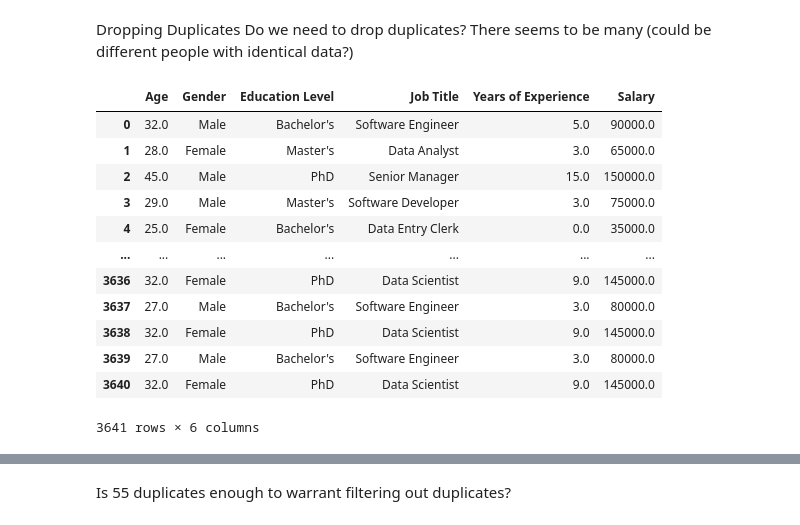
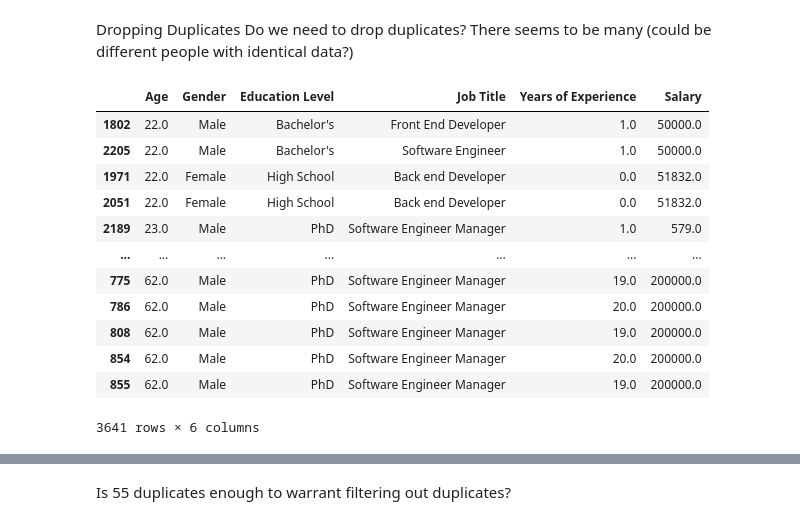
Before and after one commit to JackVacek/AI4ALL, a Jupyter notebook: Preprocessing.ipynb, the cells around one changed output, grey strips where cells are left out. Saved outputs shown, nothing was run; the diff lists cells and outputs as text; code cells hidden in the pictures.

Commit message:
Data Analysis

```diff
--- a/Preprocessing.ipynb
+++ b/Preprocessing.ipynb
@@ -252,7 +250,9 @@ print(edu_unique_values)
 ["Bachelor's" "Master's" 'PhD' 'High School']
 # %%
 filtered_df["Gender"].value_counts
+
+
+filtered_df = filtered_df.drop(filtered_df[filtered_df['Gender'] == 'Other'].index)
 gen_unique_values = filtered_df['Gender'].unique()
-
 print(gen_unique_values)
 # %% [output]
@@ -269,19 +269,20 @@ Dropping Duplicates
 Do we need to drop duplicates? There seems to be many (could be different people with identical data?)
 # %%
 filtered_df
+filtered_df.sort_values(['Age','Salary'])
 # %% [output]
 |  | Age | Gender | Education Level | Job Title | Years of Experience | Salary |
-| 0 | 32.0 | Male | Bachelor's | Software Engineer | 5.0 | 90000.0 |
-| 1 | 28.0 | Female | Master's | Data Analyst | 3.0 | 65000.0 |
-| 2 | 45.0 | Male | PhD | Senior Manager | 15.0 | 150000.0 |
-| 3 | 29.0 | Male | Master's | Software Developer | 3.0 | 75000.0 |
-| 4 | 25.0 | Female | Bachelor's | Data Entry Clerk | 0.0 | 35000.0 |
+| 1802 | 22.0 | Male | Bachelor's | Front End Developer | 1.0 | 50000.0 |
+| 2205 | 22.0 | Male | Bachelor's | Software Engineer | 1.0 | 50000.0 |
+| 1971 | 22.0 | Female | High School | Back end Developer | 0.0 | 51832.0 |
+| 2051 | 22.0 | Female | High School | Back end Developer | 0.0 | 51832.0 |
+| 2189 | 23.0 | Male | PhD | Software Engineer Manager | 1.0 | 579.0 |
 | ... | ... | ... | ... | ... | ... | ... |
-| 3636 | 32.0 | Female | PhD | Data Scientist | 9.0 | 145000.0 |
-| 3637 | 27.0 | Male | Bachelor's | Software Engineer | 3.0 | 80000.0 |
-| 3638 | 32.0 | Female | PhD | Data Scientist | 9.0 | 145000.0 |
-| 3639 | 27.0 | Male | Bachelor's | Software Engineer | 3.0 | 80000.0 |
-| 3640 | 32.0 | Female | PhD | Data Scientist | 9.0 | 145000.0 |
+| 775 | 62.0 | Male | PhD | Software Engineer Manager | 19.0 | 200000.0 |
+| 786 | 62.0 | Male | PhD | Software Engineer Manager | 20.0 | 200000.0 |
+| 808 | 62.0 | Male | PhD | Software Engineer Manager | 19.0 | 200000.0 |
+| 854 | 62.0 | Male | PhD | Software Engineer Manager | 20.0 | 200000.0 |
+| 855 | 62.0 | Male | PhD | Software Engineer Manager | 19.0 | 200000.0 |
 3641 rows × 6 columns
 # %%
 # Set display options to show all rows and columns
```
Also changed, not shown: parts of 13 cells of this notebook.
